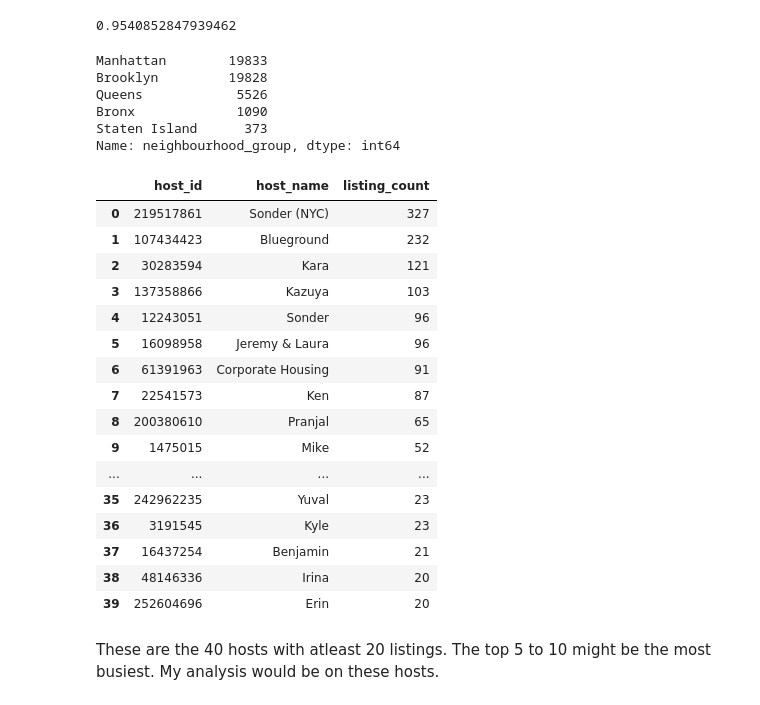
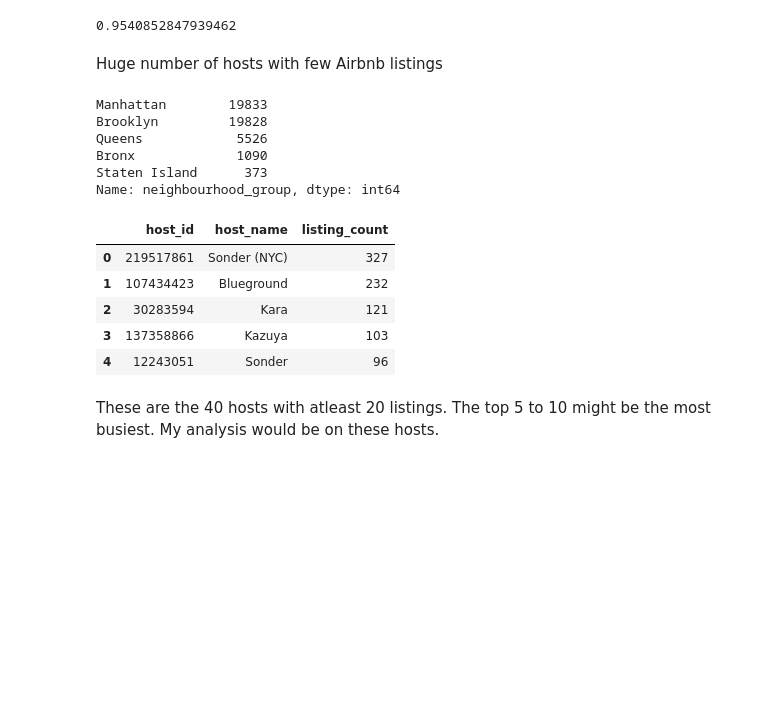
Before and after one commit to abdulaziz2208/Airbnb-Bookings-analysis, a Jupyter notebook: Airbnb_Bookings_Analysis_Capstone_Project.ipynb, the cells around one changed output. Cells and saved outputs as stored; diff of their text form; code cells hidden in the pictures; blank space fills up the shorter version.

```diff
--- a/Airbnb_Bookings_Analysis_Capstone_Project.ipynb
+++ b/Airbnb_Bookings_Analysis_Capstone_Project.ipynb
@@ -188,6 +196,8 @@ Percentage of unique host having listings greater than 20 is 0.10678911818885656
 len(df[df['calculated_host_listings_count']<20])/len(df)
 # %% [output]
 0.9540852847939462
+# %% [markdown]
+Huge number of hosts with few Airbnb listings
 # %%
 df[df.calculated_host_listings_count<20]['neighbourhood_group'].value_counts()
 # %% [output]
@@ -199,25 +209,14 @@ Staten Island      373
 Name: neighbourhood_group, dtype: int64
 # %%
 df_top_host=df[['host_id','host_name']].value_counts().sort_values(ascending=False).head(40).reset_index().rename(columns={0:'listing_count'})#{'index':'host_id','host_id':'listing_count'})
-df_top_host
+df_top_host.head()
 # %% [output]
 |  | host_id | host_name | listing_count |
 | 0 | 219517861 | Sonder (NYC) | 327 |
 | 1 | 107434423 | Blueground | 232 |
 | 2 | 30283594 | Kara | 121 |
 | 3 | 137358866 | Kazuya | 103 |
 | 4 | 12243051 | Sonder | 96 |
-| 5 | 16098958 | Jeremy & Laura | 96 |
-| 6 | 61391963 | Corporate Housing | 91 |
-| 7 | 22541573 | Ken | 87 |
-| 8 | 200380610 | Pranjal | 65 |
-| 9 | 1475015 | Mike | 52 |
-| ... | ... | ... | ... |
-| 35 | 242962235 | Yuval | 23 |
-| 36 | 3191545 | Kyle | 23 |
-| 37 | 16437254 | Benjamin | 21 |
-| 38 | 48146336 | Irina | 20 |
-| 39 | 252604696 | Erin | 20 |
 # %% [markdown]
 These are the 40 hosts with atleast 20 listings. The top 5 to 10 might be the most busiest.  My analysis would be on these hosts.
 # %%
```
Also changed, not shown: parts of 12 cells of this notebook.
